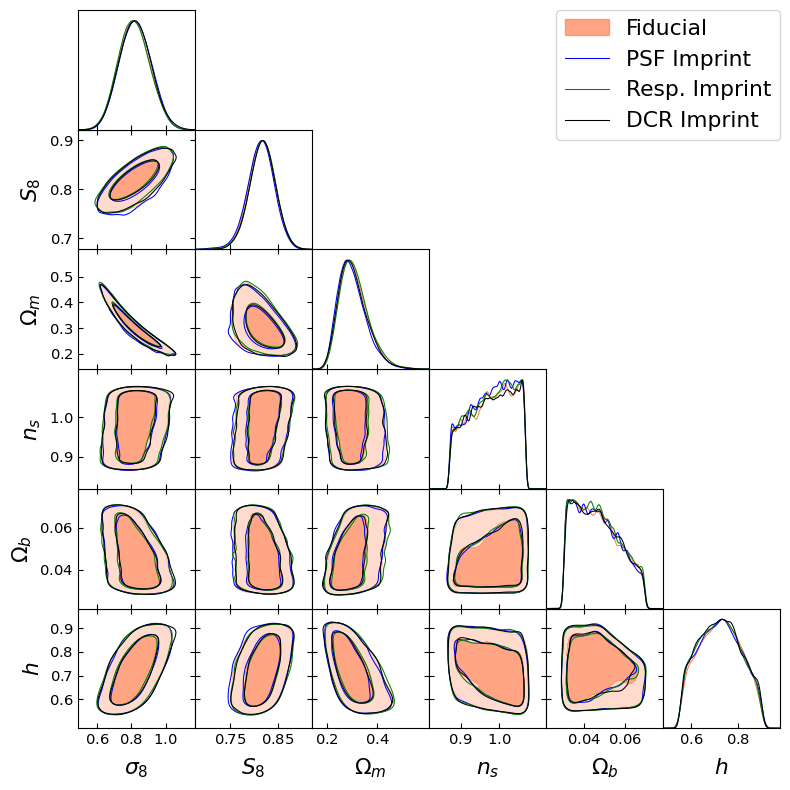
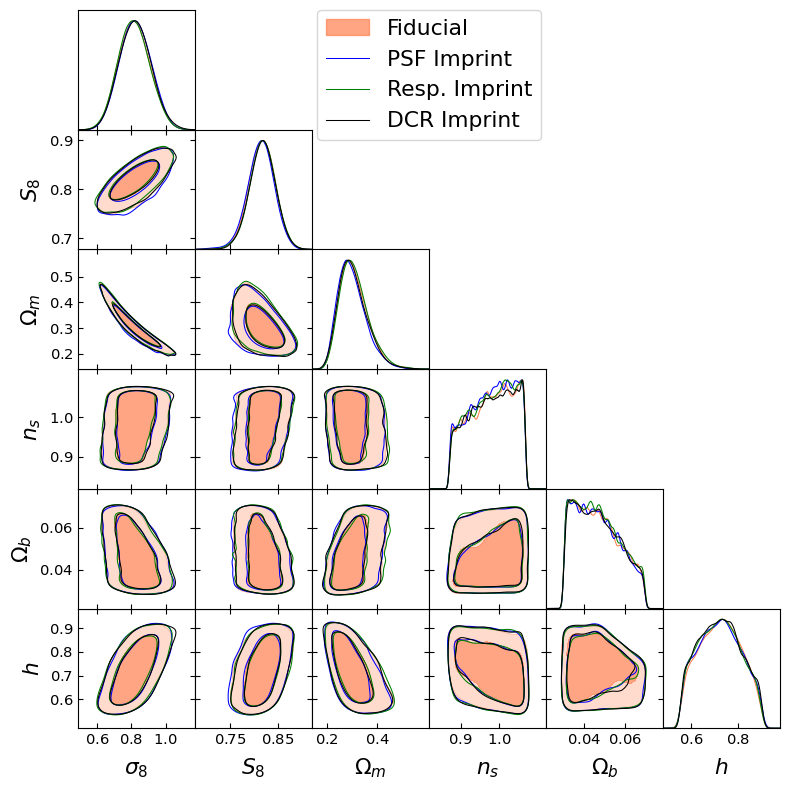
The notebook cell's code change between the first figure and the second:
--- before
+++ after
@@ -1,6 +1,6 @@
-fig, = g.triangle_plot([newfidA_samples, newfidB_samples, newfidC_samples, newfidD_samples], ['sigma8', 's8', 'Om', 'ns', 'Ob', 'h0'], filled=[True,False,False, False, True, True], 
+g.triangle_plot([newfidA_samples, newfidB_samples, newfidC_samples, newfidD_samples], ['sigma8', 's8', 'Om', 'ns', 'Ob', 'h0'], filled=[True,False,False, False, True, True], 
                 colors=['coral','blue', 'green', 'black','black', 'black'], alphas=[0.7, 1.0, 1.0, 1.0, 0.5, 0.5],
-                legend_labels=['Fiducial', 'PSF Imprint', 'Resp. Imprint', 'DCR Imprint', 'DELVE Fiducial B', 'DELVE Fiducial C'],  legend_loc='upper right',fontsize=40, 
+                legend_labels=['Fiducial', 'PSF Imprint', 'Resp. Imprint', 'DCR Imprint', 'DELVE Fiducial B', 'DELVE Fiducial C'],  legend_loc=None,fontsize=40, 
                 contour_colors=['coral','blue', 'green', 'black'],
                 ls = ['-','-','-','-'], contour_ls = ['-','-','-','-'])
-#plt.savefig('DES_All_Imprints.png', dpi=600, bbox_inches='tight', transparent=True)
+plt.savefig('DES_All_Imprints.png', dpi=600, bbox_inches='tight', transparent=True)

Commit: somehow this is changed, not sure why